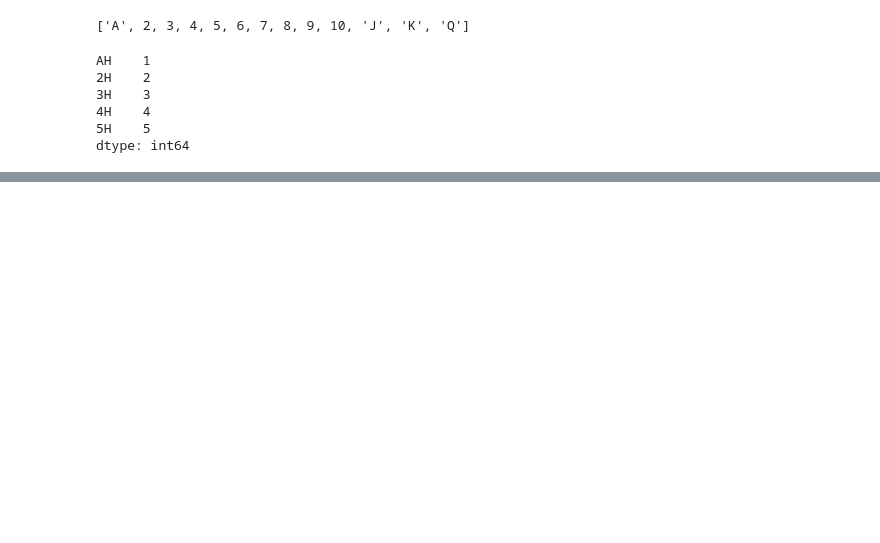
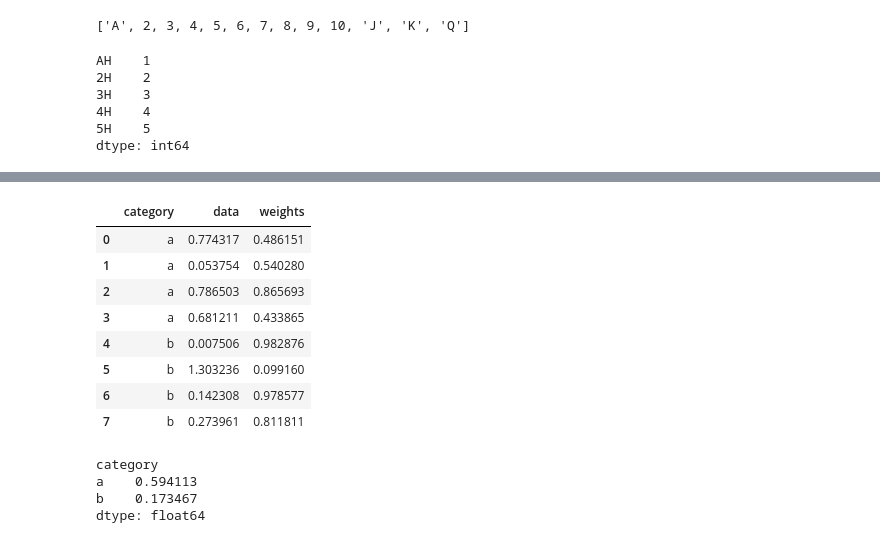
Before and after one commit to ercsssn/data-analysis-notes, a Jupyter notebook: pfda.ipynb, the cells around one changed output, grey strips where cells are left out. Cells and saved outputs as stored; diff of their text form; code cells hidden in the pictures; blank space fills up the shorter version.

```diff
--- a/pfda.ipynb
+++ b/pfda.ipynb
@@ -3603,0 +3642,16 @@ dtype: int64
+# %%
+df = pd.DataFrame({'category': ['a', 'a', 'a', 'a',
+                                'b', 'b', 'b', 'b'],
+                   'data': np.random.randn(8),
+                   'weights': np.random.rand(8)})
+df
+# %% [output]
+|  | category | data | weights |
+| 0 | a | 0.774317 | 0.486151 |
+| 1 | a | 0.053754 | 0.540280 |
+| 2 | a | 0.786503 | 0.865693 |
+| 3 | a | 0.681211 | 0.433865 |
+| 4 | b | 0.007506 | 0.982876 |
+| 5 | b | 1.303236 | 0.099160 |
+| 6 | b | 0.142308 | 0.978577 |
+| 7 | b | 0.273961 | 0.811811 |
@@ -3603,0 +3661,7 @@ dtype: int64
+# %%
+grouped.apply(get_wavg)
+# %% [output]
+category
+a    0.594113
+b    0.173467
+dtype: float64
```
Also changed, not shown: parts of 13 cells of this notebook.
